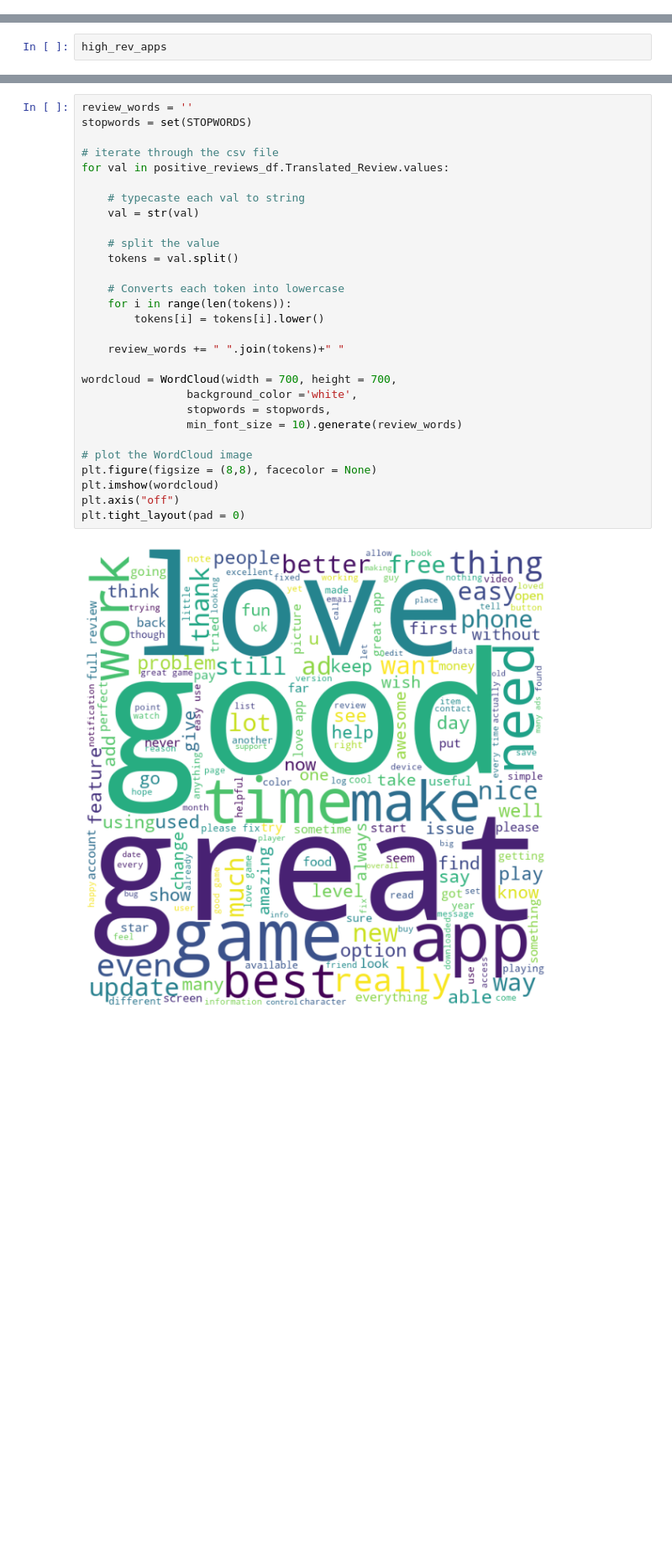
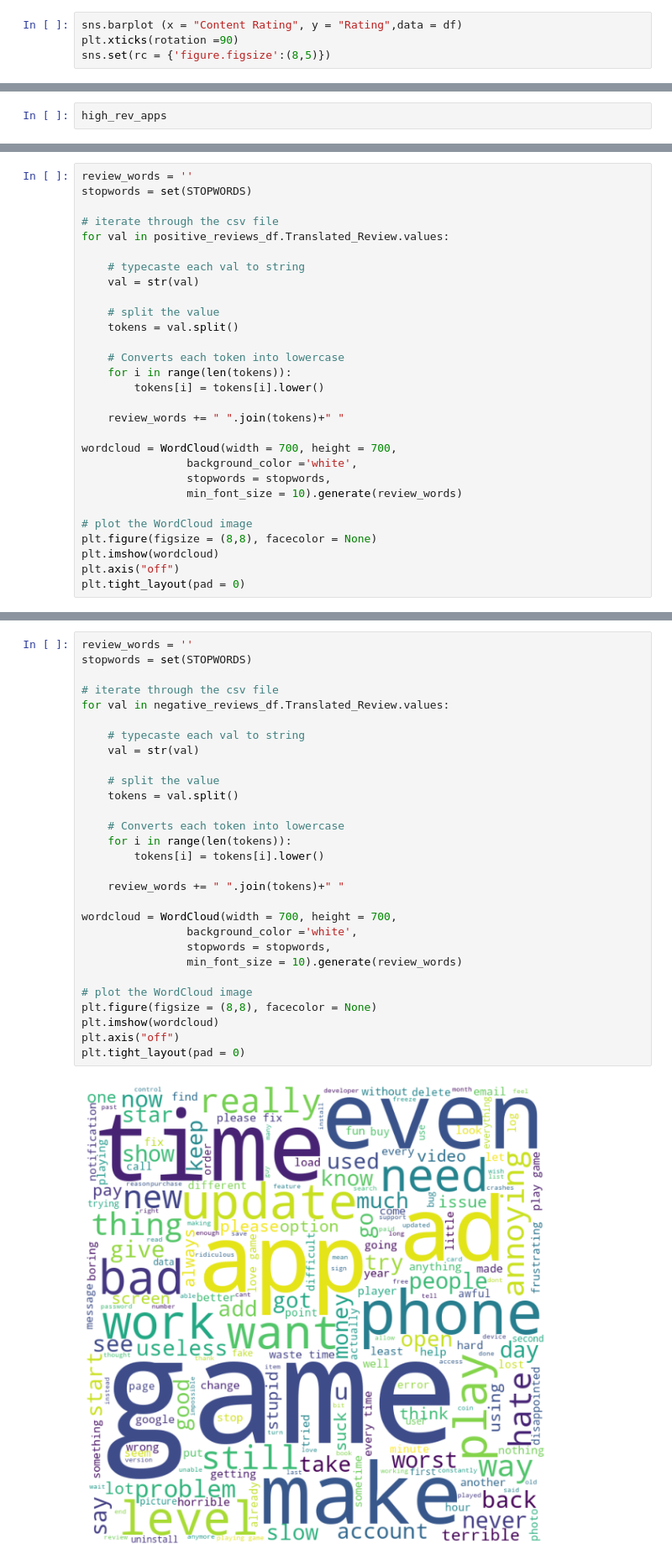
Before and after one commit to manjeetsrivastava/play-store-app-reveiw-analysis, a Jupyter notebook: Copy_of_main_google_play_Capstone_Project.ipynb, the cells around one changed output, grey strips where cells are left out. Shown at 84% size. Saved outputs shown, nothing was run; the diff lists cells and outputs as text; blank space fills up the shorter version.

```diff
--- a/Copy_of_main_google_play_Capstone_Project.ipynb
+++ b/Copy_of_main_google_play_Capstone_Project.ipynb
@@ -360,0 +603,4 @@ dfr.head()
+# %%
+sns.barplot (x = "Content Rating", y = "Rating",data = df)
+plt.xticks(rotation =90)
+sns.set(rc = {'figure.figsize':(8,5)})
@@ -731,0 +728,29 @@ Text(0.5, 1.0, 'Apps with the highest number of positive reviews')
+# %%
+review_words = ''
+stopwords = set(STOPWORDS)
+
+# iterate through the csv file
+for val in positive_reviews_df.Translated_Review.values:
+
+    # typecaste each val to string
+    val = str(val)
+
+    # split the value
+    tokens = val.split()
+
+    # Converts each token into lowercase
+    for i in range(len(tokens)):
+        tokens[i] = tokens[i].lower()
+
+    review_words += " ".join(tokens)+" "
+
+wordcloud = WordCloud(width = 700, height = 700,
+                background_color ='white',
+                stopwords = stopwords,
+                min_font_size = 10).generate(review_words)
+
+# plot the WordCloud image
+plt.figure(figsize = (8,8), facecolor = None)
+plt.imshow(wordcloud)
+plt.axis("off")
+plt.tight_layout(pad = 0)
@@ -763,31 +788,31 @@ from wordcloud import WordCloud, STOPWORDS
 # %%
 review_words = ''
 stopwords = set(STOPWORDS)
 
 # iterate through the csv file
-for val in positive_reviews_df.Translated_Review.values:
+for val in negative_reviews_df.Translated_Review.values:
 
     # typecaste each val to string
     val = str(val)
 
     # split the value
     tokens = val.split()
 
     # Converts each token into lowercase
     for i in range(len(tokens)):
         tokens[i] = tokens[i].lower()
 
     review_words += " ".join(tokens)+" "
 
 wordcloud = WordCloud(width = 700, height = 700,
                 background_color ='white',
                 stopwords = stopwords,
                 min_font_size = 10).generate(review_words)
 
 # plot the WordCloud image
 plt.figure(figsize = (8,8), facecolor = None)
 plt.imshow(wordcloud)
 plt.axis("off")
 plt.tight_layout(pad = 0)
 # %% [output]
-[figure, old version]
+[figure, new version]
```
Also changed, not shown: parts of 155 cells of this notebook.
